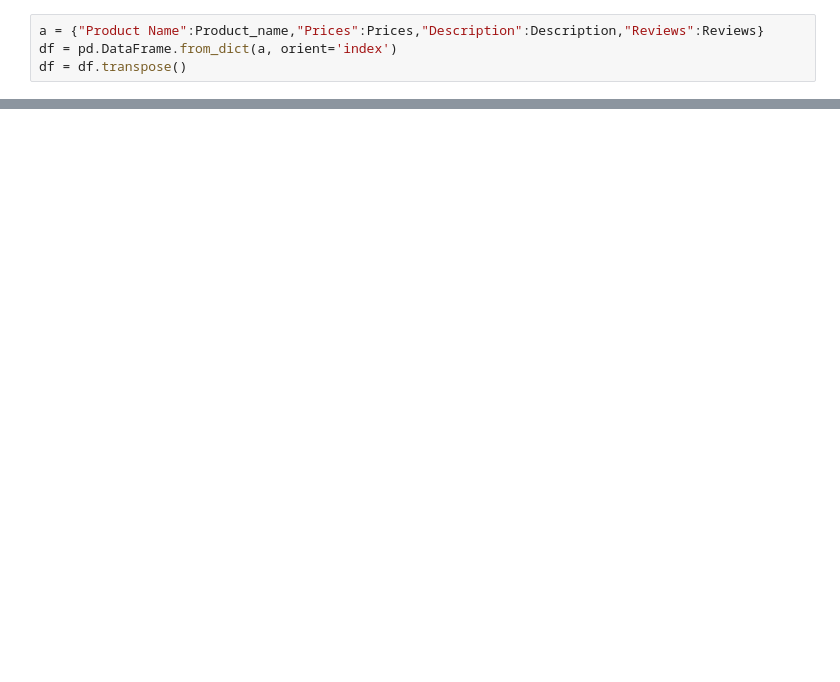
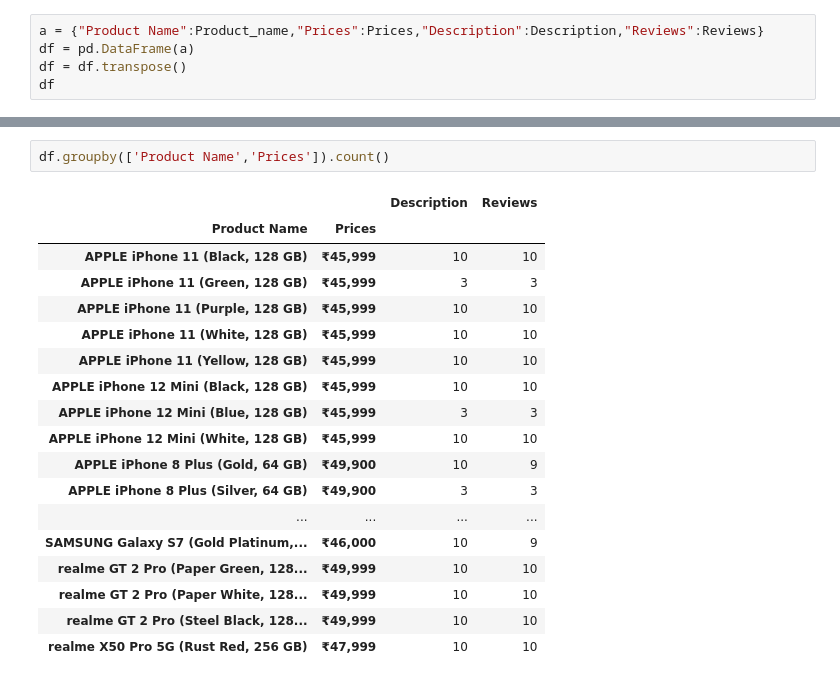
Before and after one commit to SajanaPauly/DBS_Sajana, a Jupyter notebook: CA_TWO.ipynb, the cells around one changed output, grey strips where cells are left out. Cells and saved outputs as stored; diff of their text form; blank space fills up the shorter version.

```diff
--- a/CA_TWO.ipynb
+++ b/CA_TWO.ipynb
@@ -66,4 +82,5 @@ for i in range(2,12):
 # %%
 a = {"Product Name":Product_name,"Prices":Prices,"Description":Description,"Reviews":Reviews}
-df = pd.DataFrame.from_dict(a, orient='index')
+df = pd.DataFrame(a)
 df = df.transpose()
+df
@@ -69,0 +148,21 @@ df = df.transpose()
+# %%
+df.groupby(['Product Name','Prices']).count()
+# %% [output]
+|  |  | Description | Reviews |
+| Product Name | Prices |  |  |
+| APPLE iPhone 11 (Black, 128 GB) | ₹45,999 | 10 | 10 |
+| APPLE iPhone 11 (Green, 128 GB) | ₹45,999 | 3 | 3 |
+| APPLE iPhone 11 (Purple, 128 GB) | ₹45,999 | 10 | 10 |
+| APPLE iPhone 11 (White, 128 GB) | ₹45,999 | 10 | 10 |
+| APPLE iPhone 11 (Yellow, 128 GB) | ₹45,999 | 10 | 10 |
+| APPLE iPhone 12 Mini (Black, 128 GB) | ₹45,999 | 10 | 10 |
+| APPLE iPhone 12 Mini (Blue, 128 GB) | ₹45,999 | 3 | 3 |
+| APPLE iPhone 12 Mini (White, 128 GB) | ₹45,999 | 10 | 10 |
+| APPLE iPhone 8 Plus (Gold, 64 GB) | ₹49,900 | 10 | 9 |
+| APPLE iPhone 8 Plus (Silver, 64 GB) | ₹49,900 | 3 | 3 |
+| ... | ... | ... | ... |
+| SAMSUNG Galaxy S7 (Gold Platinum,... | ₹46,000 | 10 | 9 |
+| realme GT 2 Pro (Paper Green, 128... | ₹49,999 | 10 | 10 |
+| realme GT 2 Pro (Paper White, 128... | ₹49,999 | 10 | 10 |
+| realme GT 2 Pro (Steel Black, 128... | ₹49,999 | 10 | 10 |
+| realme X50 Pro 5G (Rust Red, 256 GB) | ₹47,999 | 10 | 10 |
```
Also changed, not shown: parts of 14 cells of this notebook.
